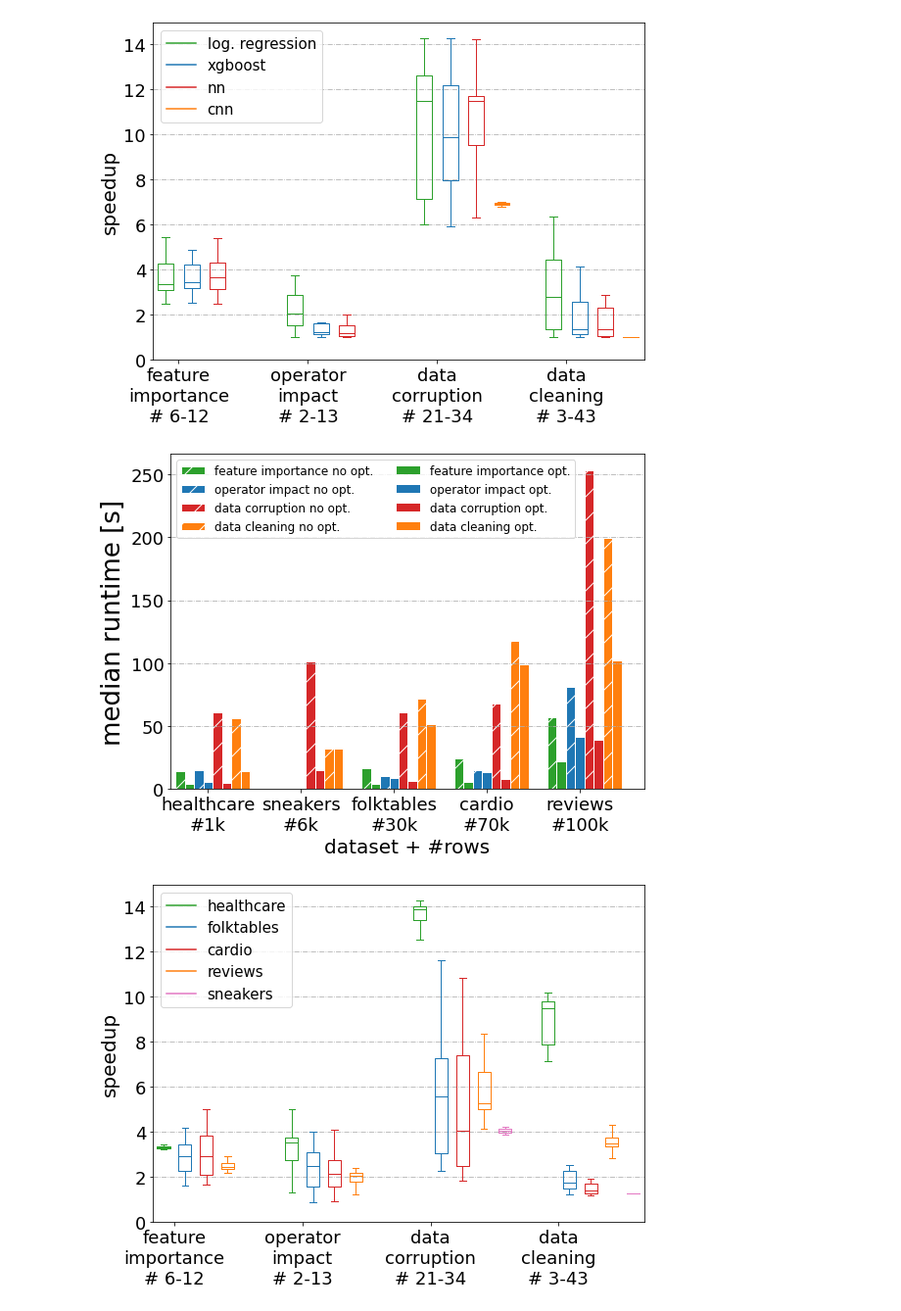
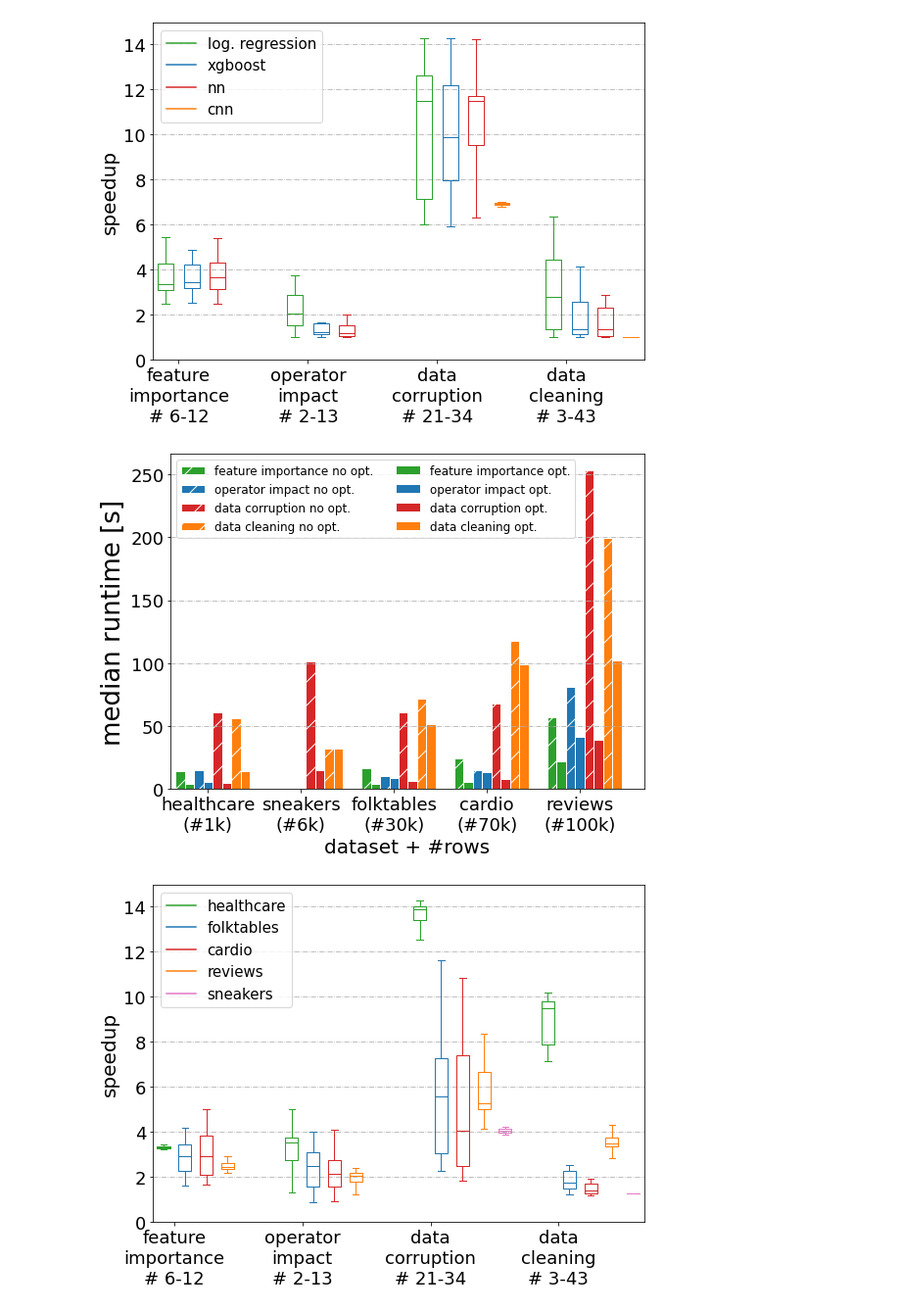
Before and after one commit to stefan-grafberger/mlwhatif, a Jupyter notebook: experiments/end_to_end/plot-benchmark-results--end-to-end.ipynb, the cells around one changed output. Shown at 98% size. Drawn from its saved outputs; the diff is of its cells as text; code cells hidden in the pictures.

Commit message:
Runtime plot feedback Sebastian: added brackets again

```diff
--- a/experiments/end_to_end/plot-benchmark-results--end-to-end.ipynb
+++ b/experiments/end_to_end/plot-benchmark-results--end-to-end.ipynb
@@ -462,39 +462,39 @@ with_opt['scenario'] = with_opt['scenario'] + " opt."
 no_opt = pretty_scenario_names.copy()
 no_opt['runtime'] = no_opt['median_no_opt'] / 1000
 no_opt['scenario'] = no_opt['scenario'] + " no opt."
 
 data_set_sort_order = {
     'healthcare': 0,
     'sneakers': 1,
     'folktables': 2,
     'cardio': 3,
     'reviews': 4,
 }
 scenario_sort_order = {
     'feature importance no opt.': 0,
     'feature importance opt.': 1,
     'operator impact no opt.': 2,
     'operator impact opt.': 3,
     'data corruption no opt.': 4,
     'data corruption opt.': 5,
     'data cleaning no opt.': 6,
     'data cleaning opt.': 7
 }
 data_set_row_count_map = {
-    'healthcare': 'healthcare\n#1k',
-    'sneakers': 'sneakers\n#6k',
-    'folktables': 'folktables\n#30k',
-    'cardio': 'cardio\n#70k',
-    'reviews': 'reviews\n#100k',
+    'healthcare': 'healthcare\n(#1k)',
+    'sneakers': 'sneakers\n(#6k)',
+    'folktables': 'folktables\n(#30k)',
+    'cardio': 'cardio\n(#70k)',
+    'reviews': 'reviews\n(#100k)',
 }
 opt_and_no_opt = pd.concat([with_opt, no_opt], axis=0)
 opt_and_no_opt["dataset_sort_order"] = opt_and_no_opt["dataset"].map(data_set_sort_order)
 opt_and_no_opt["scenario_sort_order"] = opt_and_no_opt["scenario"].map(scenario_sort_order)
 opt_and_no_opt = opt_and_no_opt.sort_values(["dataset_sort_order", "scenario_sort_order"])
 opt_and_no_opt['dataset'] = opt_and_no_opt['dataset'].map(data_set_row_count_map)
 speedup_bar_plot(opt_and_no_opt, 'runtime_w_and_wo_per_dataset_per_scenario_without_outliers', False, 'dataset', 'scenario', 'runtime', True)
 # %% [output]
-[figure, old version]
+[figure, new version]
 # %%
 # Without outliers
 scenario_names = {
```
Also changed, not shown: 1 other file.
